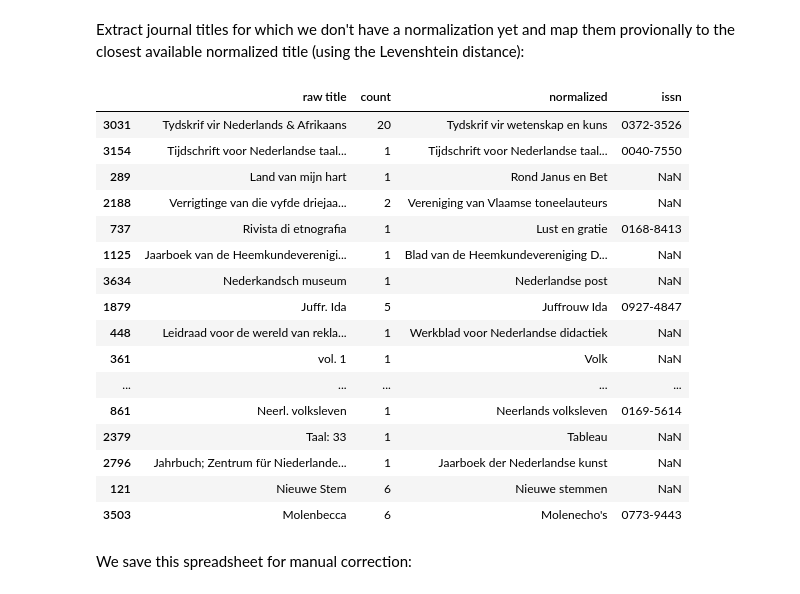
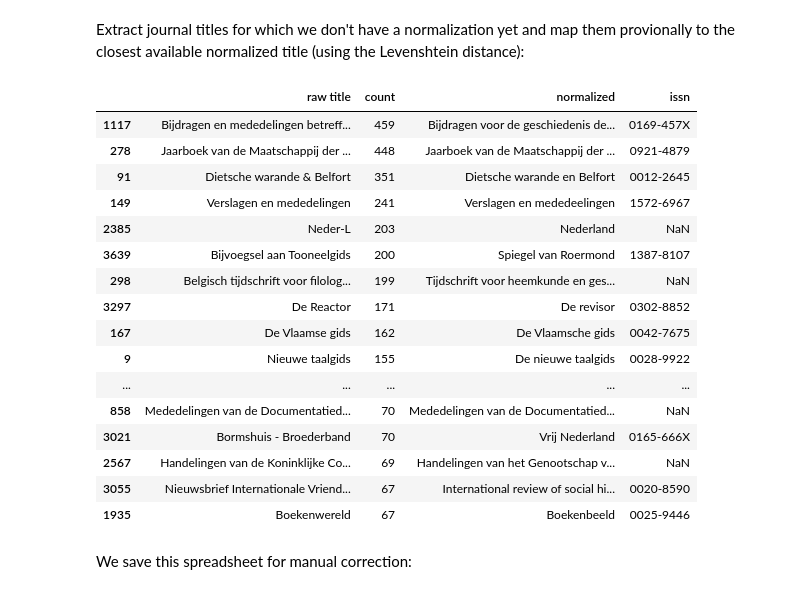
Before and after one commit to mikekestemont/bntl, a Jupyter notebook: code/03-consolidate_llm.ipynb, the cells around one changed output. Saved outputs shown, nothing was run; the diff lists cells and outputs as text; code cells hidden in the pictures.

```diff
--- a/code/03-consolidate_llm.ipynb
+++ b/code/03-consolidate_llm.ipynb
@@ -18,9 +18,12 @@ conv = LatexNodes2Text()
 def extract_isbn(input_string):
     """
     Extract an ISBN from an unstructured text string.
+
+    The function searches for ISBN numbers that may include a check character 'X' at the end.
+    It recognizes ISBNs both with and without spaces or hyphens between segments.
     """
-    # Regular expression to match "ISBN:" followed by any space-free combination of digits and hyphens.
-    pattern = r'ISBN:?\s*([\d-]+)'
+    # Regular expression to match "ISBN:" followed by any combination of digits, hyphens, and possibly ending with an 'X'
+    pattern = r'ISBN:?\s*([\d\-]+X?)'
 
     match = re.search(pattern, input_string)
     if match:
@@ -327,6 +341,9 @@ def clean_bibtex(bibt):
         if l in ('@article{,', '@article{'):
             lines.append('@article{xxx,')
             continue
+        if l in ('@book{,', '@book{'):
+            lines.append('@book{xxx,')
+            continue
 
         # common errors:
         if l.endswith(']'):
@@ -353,10 +370,24 @@ def clean_bibtex(bibt):
             v.replace(',', '')
             line = '  ' + k + '=' + '{' + v + '},'
 
+        # remove lines with empty values:
+        if '= {},' in l:
+            continue
+
+        if ' &' in line:
+            line = line.replace(' &', ' \&')
+
         # correct curly bracket syntax in title field:
         if l.startswith('title') and l.count('}') > 1:
             k, v = [e.strip() for e in l.split('=')][:2]
             v = v.replace('{', '').replace('}', '')
+            line = '  ' + k + '=' + '{' + v + '},'
+
+        # correct syntax:
+        if '",' in l and '=' in l:
+            k, v = [e.strip() for e in l.split('=')][:2]
+            if v.startswith('"') and v.endswith('",'):
+                v = v[1:-2]
             line = '  ' + k + '=' + '{' + v + '},'
 
         lines.append(line)
@@ -429,7 +460,7 @@ for decade_folder in sorted(glob.glob(f'{llm_path}/*')):
 
     for spreadsheet_path in sorted(glob.glob(f'{decade_folder}/*.xlsx')):
         df = pd.read_excel(spreadsheet_path, header=0, engine='openpyxl')
-        #n = 1000
+        #n = 2000
         #if len(df) > n:
         #    df = df.sample(n)
 
@@ -439,7 +470,7 @@ for decade_folder in sorted(glob.glob(f'{llm_path}/*')):
         ptype = os.path.basename(spreadsheet_path).replace('.xlsx', '')
         print('     - ', spreadsheet_path, f'({ptype})')
 
-        if ptype != 'JOUR':
+        if ptype not in ('BOOK', 'JOUR'):
             continue
 
         # parse the RIS (stored as JSON strings in the spreadsheet)
@@ -549,30 +591,30 @@ Extract journal titles for which we don't have a normalization yet and map them
 # %%
 mappings = []
 for nj, cnt in new_jtitles.items():
     distances = np.array([lev.distance(nj, oj) for oj in jtitle['normalized']])
     mappings.append([nj, cnt] + list(jtitle.iloc[np.argmin(distances)][['normalized', 'issn']]))
 
 mappings = pd.DataFrame(mappings, columns=['raw title', 'count', 'normalized', 'issn'])
 mappings = mappings.sort_values('count', ascending=False)
-mappings.sample(30)
+mappings.head(30)
 # %% [output]
 |  | raw title | count | normalized | issn |
-| 3031 | Tydskrif vir Nederlands & Afrikaans | 20 | Tydskrif vir wetenskap en kuns | 0372-3526 |
-| 3154 | Tijdschrift voor Nederlandse taal... | 1 | Tijdschrift voor Nederlandse taal... | 0040-7550 |
-| 289 | Land van mijn hart | 1 | Rond Janus en Bet | NaN |
-| 2188 | Verrigtinge van die vyfde driejaa... | 2 | Vereniging van Vlaamse toneelauteurs | NaN |
-| 737 | Rivista di etnografia | 1 | Lust en gratie | 0168-8413 |
-| 1125 | Jaarboek van de Heemkundeverenigi... | 1 | Blad van de Heemkundevereniging D... | NaN |
-| 3634 | Nederkandsch museum | 1 | Nederlandse post | NaN |
-| 1879 | Juffr. Ida | 5 | Juffrouw Ida | 0927-4847 |
-| 448 | Leidraad voor de wereld van rekla... | 1 | Werkblad voor Nederlandse didactiek | NaN |
-| 361 | vol. 1 | 1 | Volk | NaN |
+| 1117 | Bijdragen en mededelingen betreff... | 459 | Bijdragen voor de geschiedenis de... | 0169-457X |
+| 278 | Jaarboek van de Maatschappij der ... | 448 | Jaarboek van de Maatschappij der ... | 0921-4879 |
+| 91 | Dietsche warande & Belfort | 351 | Dietsche warande en Belfort | 0012-2645 |
+| 149 | Verslagen en mededelingen | 241 | Verslagen en mededeelingen | 1572-6967 |
+| 2385 | Neder-L | 203 | Nederland | NaN |
+| 3639 | Bijvoegsel aan Tooneelgids | 200 | Spiegel van Roermond | 1387-8107 |
+| 298 | Belgisch tijdschrift voor filolog... | 199 | Tijdschrift voor heemkunde en ges... | NaN |
+| 3297 | De Reactor | 171 | De revisor | 0302-8852 |
+| 167 | De Vlaamse gids | 162 | De Vlaamsche gids | 0042-7675 |
+| 9 | Nieuwe taalgids | 155 | De nieuwe taalgids | 0028-9922 |
 | ... | ... | ... | ... | ... |
-| 861 | Neerl. volksleven | 1 | Neerlands volksleven | 0169-5614 |
-| 2379 | Taal: 33 | 1 | Tableau | NaN |
-| 2796 | Jahrbuch; Zentrum für Niederlande... | 1 | Jaarboek der Nederlandse kunst | NaN |
-| 121 | Nieuwe Stem | 6 | Nieuwe stemmen | NaN |
-| 3503 | Molenbecca | 6 | Molenecho's | 0773-9443 |
+| 858 | Mededelingen van de Documentatied... | 70 | Mededelingen van de Documentatied... | NaN |
+| 3021 | Bormshuis - Broederband | 70 | Vrij Nederland | 0165-666X |
+| 2567 | Handelingen van de Koninklijke Co... | 69 | Handelingen van het Genootschap v... | NaN |
+| 3055 | Nieuwsbrief Internationale Vriend... | 67 | International review of social hi... | 0020-8590 |
+| 1935 | Boekenwereld | 67 | Boekenbeeld | 0025-9446 |
 # %% [markdown]
 We save this spreadsheet for manual correction:
 # %%
```
Also changed, not shown: parts of 4 cells of this notebook, 1 other file.
